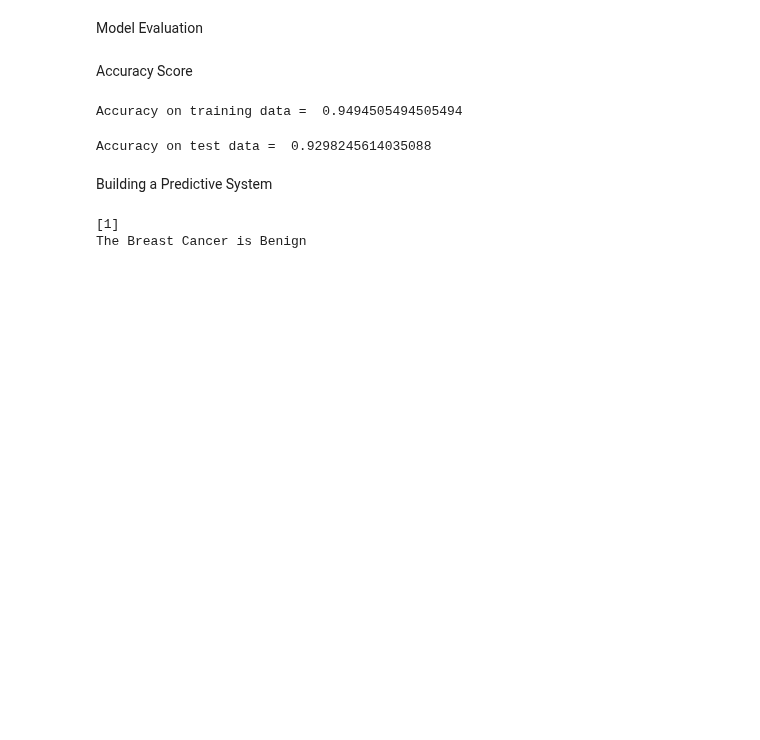
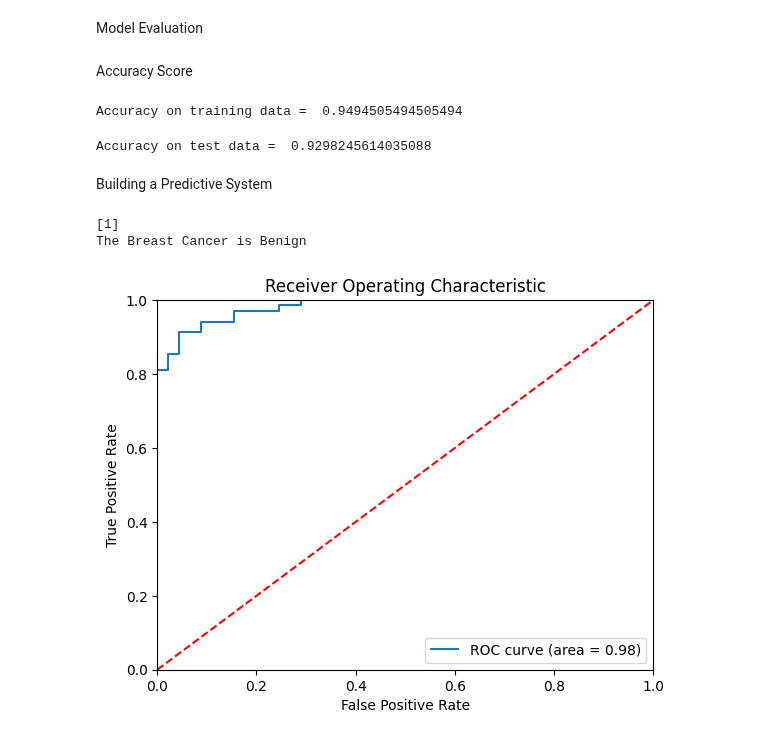
Before and after one commit to Unnati-sao-34/breast-cancer-classification-ml, a Jupyter notebook: Breast_Cancer_Classification.ipynb, the cells around one changed output. Cells and saved outputs as stored; diff of their text form; code cells hidden in the pictures; blank space fills up the shorter version.

```diff
--- a/Breast_Cancer_Classification.ipynb
+++ b/Breast_Cancer_Classification.ipynb
@@ -246,0 +251,21 @@ The Breast Cancer is Benign
+# %%
+y_pred_proba = model.predict_proba(X_test)[:, 1]
+# %%
+# Compute the false positive rate (fpr), true positive rate (tpr), and thresholds using the roc_curve function with the actual test labels and predicted probabilities.
+fpr, tpr, thresholds = roc_curve(Y_test, y_pred_proba)
+# %%
+#Area Under the ROC Curve (AUC) using the auc function.
+roc_auc = auc(fpr, tpr)
+# %%
+plt.figure()
+plt.plot(fpr, tpr, label='ROC curve (area = %0.2f)' % roc_auc)
+plt.plot([0, 1], [0, 1], 'r--')
+plt.xlim([0, 1])
+plt.ylim([0, 1])
+plt.xlabel('False Positive Rate')
+plt.ylabel('True Positive Rate')
+plt.title('Receiver Operating Characteristic')
+plt.legend(loc="lower right")
+plt.show()
+# %% [output]
+[figure, added]
```
Also changed, not shown: parts of 2 cells of this notebook.
